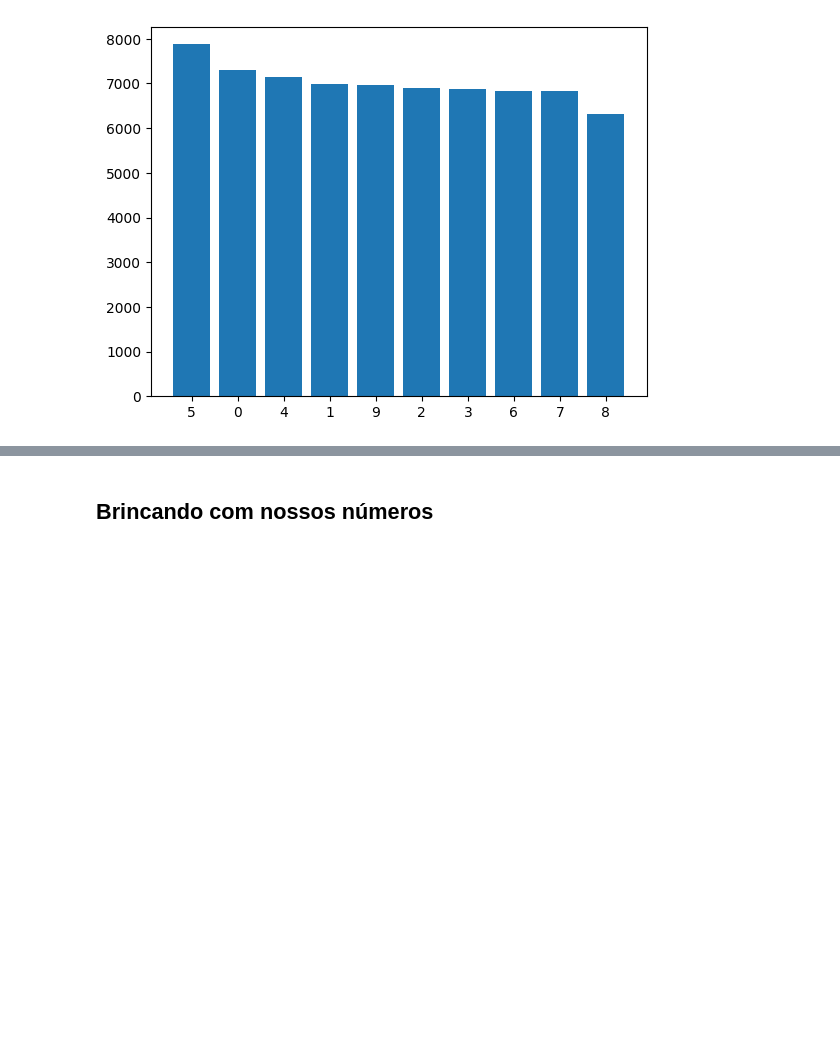
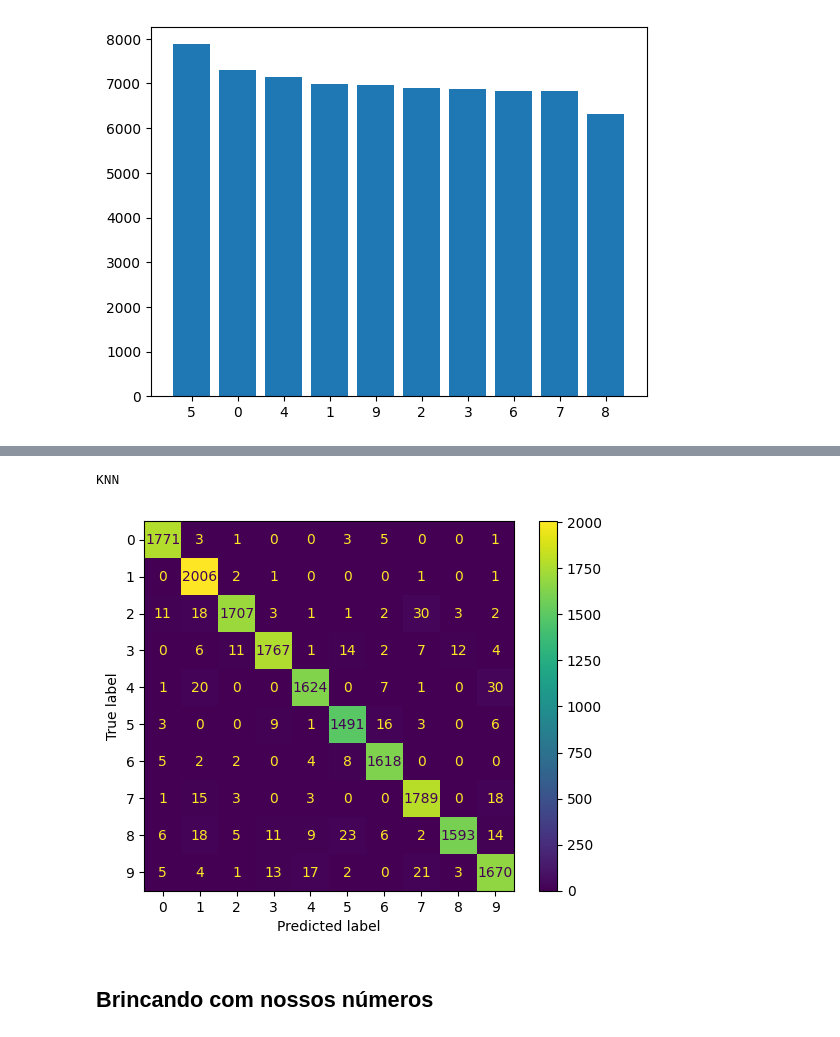
Before and after one commit to carlosgcarneiro/PESMnist, a Jupyter notebook: project_mnist.ipynb, the cells around one changed output, grey strips where cells are left out. Saved outputs shown, nothing was run; the diff lists cells and outputs as text; code cells hidden in the pictures; blank space fills up the shorter version.

```diff
--- a/project_mnist.ipynb
+++ b/project_mnist.ipynb
@@ -202,3 +88,8 @@ weighted avg       0.96      0.96      0.96     17500
+# %%
+run.conf_matrix(['KNN'])
+# %% [output]
+KNN
+[figure, added]
 # %% [markdown]
 ## Brincando com nossos números
 # %%
```
Also changed, not shown: parts of 17 cells of this notebook, 1 other file.
